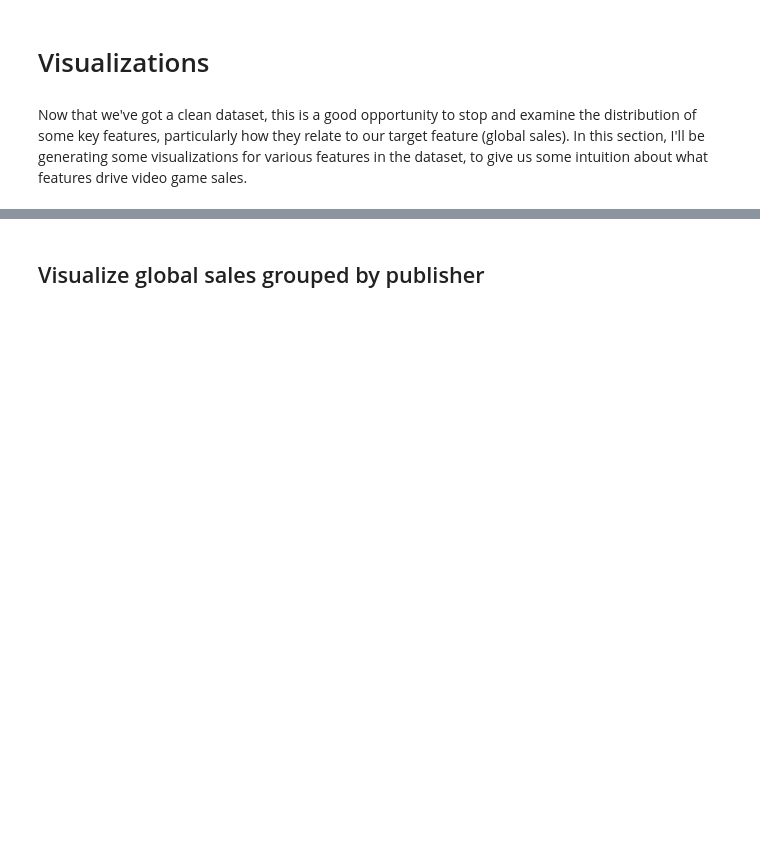
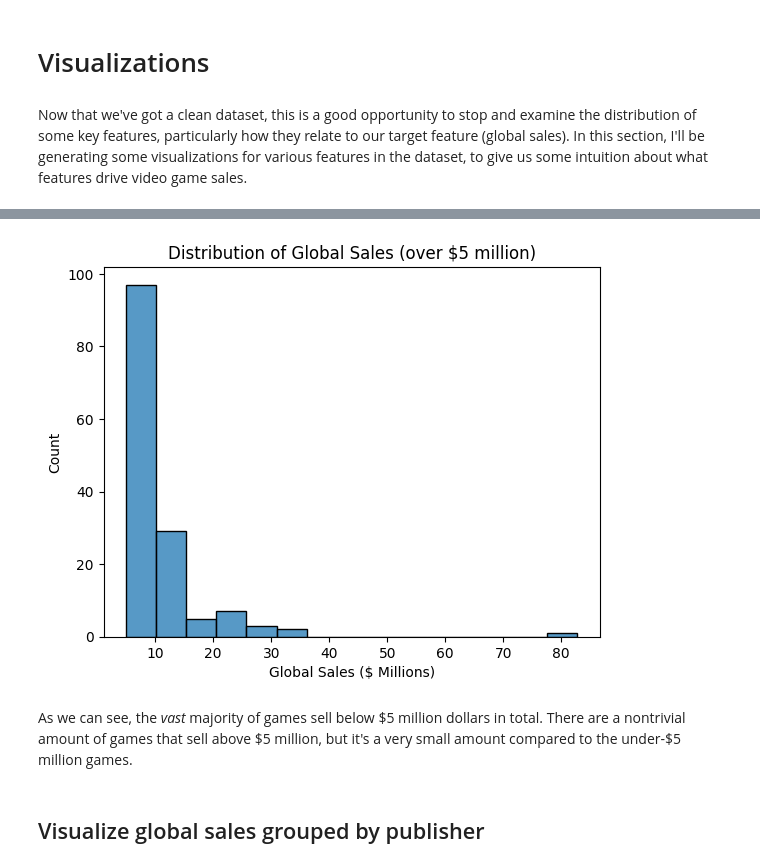
Before and after one commit to umaunni3/berkeley-ml-ai-2024-umaunni, a Jupyter notebook: capstone_project/final_report/video_game_sales_analysis.ipynb, the cells around one changed output, grey strips where cells are left out. Drawn from its saved outputs; the diff is of its cells as text; code cells hidden in the pictures; blank space fills up the shorter version.

```diff
--- a/capstone_project/final_report/video_game_sales_analysis.ipynb
+++ b/capstone_project/final_report/video_game_sales_analysis.ipynb
@@ -256,3 +278,14 @@ Now that we've got a clean dataset, this is a good opportunity to stop and exami
+# %%
+# Generate a histogram of Global_Sales for games over $5 million in sales
+fig = sns.histplot(data=vgsales[vgsales['Global_Sales'] >= 5], x='Global_Sales', bins=15)
+plt.title("Distribution of Global Sales (over $5 million)")
+plt.xlabel("Global Sales ($ Millions)")
+plt.ylabel("Count")
+plt.show()
+# %% [output]
+[figure, added]
+# %% [markdown]
+As we can see, the *vast* majority of games sell below \$5 million dollars in total. There are a nontrivial amount of games that sell above \$5 million, but it's a very small amount compared to the under-$5 million games.
 # %% [markdown]
 ## Visualize global sales grouped by publisher
 # %%
```
Also changed, not shown: parts of 11 cells of this notebook.
